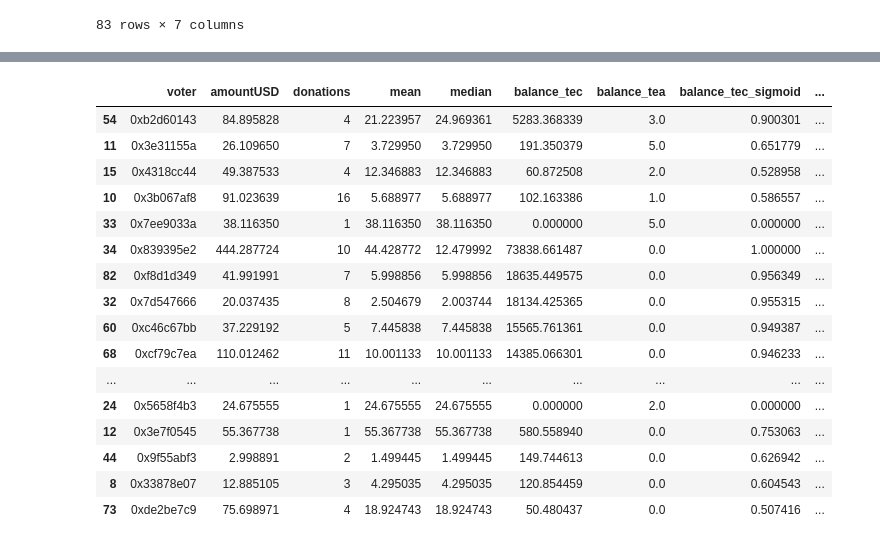
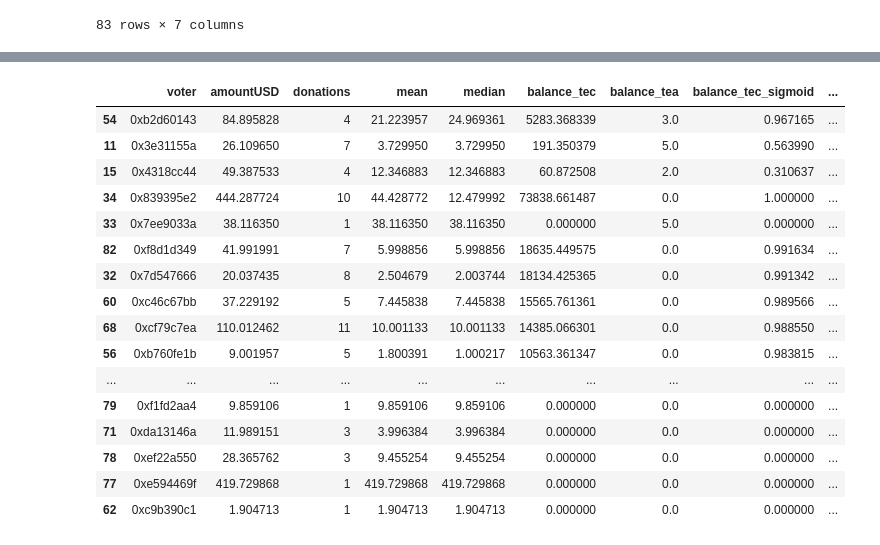
Before and after one commit to CommonsBuild/tqf, a Jupyter notebook: ygg-b.ipynb, the cells around one changed output, grey strips where cells are left out. Saved outputs shown, nothing was run; the diff lists cells and outputs as text; code cells hidden in the pictures.

```diff
--- a/ygg-b.ipynb
+++ b/ygg-b.ipynb
@@ -419,5 +417,5 @@ class Boost(pm.Parameterized):
     def view(self):
         return pn.Row(self, self.view_distribution)
 # %%
-boost = Boost(signal=df_voters_merged['balance_tec'], logy=True, sigmoid_frequency=2, sigmoid_shift=2)
+tec_boost = Boost(signal=df_voters_merged['balance_tec'], transformation='Sigmoid', logy=True, sigmoid_frequency=3, sigmoid_shift=1)
 # %%
@@ -425,3 +423,5 @@ boost.view()
 # %% [output]
 [interactive output not drawn]
+# %%
+tea_boost = Boost(signal=df_voters_merged['balance_tea'], transformation='Sigmoid', logy=False, threshold=1, sigmoid_frequency=1)
 # %%
@@ -442,3 +430,0 @@ Name: balance_tec, Length: 83, dtype: float64
-# %%
-distribution=np.log(df_voters_merged['balance_tec']+1)
-tec_boost = Boost(distribution=distribution)
@@ -470,3 +430,0 @@ TEA Boosts.
-# %%
-distribution=df_voters_merged['balance_tea']
-tea_boost = Boost(distribution=distribution)
@@ -485,26 +431,27 @@ tea_boost.sigmoid().sort_values(ascending=False).reset_index(drop=True).hvplot.s
 # %%
-df_voters_merged['balance_tec_sigmoid'] = tec_boost.sigmoid()
-df_voters_merged['balance_tea_sigmoid'] = tea_boost.sigmoid()
-df_voters_merged['coefficient'] = df_voters_merged['balance_tec_sigmoid'] + df_voters_merged['balance_tea_sigmoid']
+boost_factor = 1.5
+df_voters_merged['balance_tec_sigmoid'] = tec_boost.distribution
+df_voters_merged['balance_tea_sigmoid'] = tea_boost.distribution
+df_voters_merged['coefficient'] = 1 + boost_factor * (df_voters_merged['balance_tec_sigmoid'] + df_voters_merged['balance_tea_sigmoid'])
 
-df_sme = df_voters_merged[(df_voters_merged['balance_tec']>0) | (df_voters_merged['balance_tea']>0)]
+# df_sme = df_voters_merged[(df_voters_merged['balance_tec']>0) | (df_voters_merged['balance_tea']>0)]
 
-df_sme.sort_values(['coefficient'],ascending=False)
+df_voters_merged.sort_values(['coefficient'],ascending=False).head(40)
 # %% [output]
 |  | voter | amountUSD | donations | mean | median | balance_tec | balance_tea | balance_tec_sigmoid | ... |
-| 54 | 0xb2d60143 | 84.895828 | 4 | 21.223957 | 24.969361 | 5283.368339 | 3.0 | 0.900301 | ... |
-| 11 | 0x3e31155a | 26.109650 | 7 | 3.729950 | 3.729950 | 191.350379 | 5.0 | 0.651779 | ... |
-| 15 | 0x4318cc44 | 49.387533 | 4 | 12.346883 | 12.346883 | 60.872508 | 2.0 | 0.528958 | ... |
-| 10 | 0x3b067af8 | 91.023639 | 16 | 5.688977 | 5.688977 | 102.163386 | 1.0 | 0.586557 | ... |
+| 54 | 0xb2d60143 | 84.895828 | 4 | 21.223957 | 24.969361 | 5283.368339 | 3.0 | 0.967165 | ... |
+| 11 | 0x3e31155a | 26.109650 | 7 | 3.729950 | 3.729950 | 191.350379 | 5.0 | 0.563990 | ... |
+| 15 | 0x4318cc44 | 49.387533 | 4 | 12.346883 | 12.346883 | 60.872508 | 2.0 | 0.310637 | ... |
+| 34 | 0x839395e2 | 444.287724 | 10 | 44.428772 | 12.479992 | 73838.661487 | 0.0 | 1.000000 | ... |
 | 33 | 0x7ee9033a | 38.116350 | 1 | 38.116350 | 38.116350 | 0.000000 | 5.0 | 0.000000 | ... |
-| 34 | 0x839395e2 | 444.287724 | 10 | 44.428772 | 12.479992 | 73838.661487 | 0.0 | 1.000000 | ... |
-| 82 | 0xf8d1d349 | 41.991991 | 7 | 5.998856 | 5.998856 | 18635.449575 | 0.0 | 0.956349 | ... |
-| 32 | 0x7d547666 | 20.037435 | 8 | 2.504679 | 2.003744 | 18134.425365 | 0.0 | 0.955315 | ... |
-| 60 | 0xc46c67bb | 37.229192 | 5 | 7.445838 | 7.445838 | 15565.761361 | 0.0 | 0.949387 | ... |
-| 68 | 0xcf79c7ea | 110.012462 | 11 | 10.001133 | 10.001133 | 14385.066301 | 0.0 | 0.946233 | ... |
+| 82 | 0xf8d1d349 | 41.991991 | 7 | 5.998856 | 5.998856 | 18635.449575 | 0.0 | 0.991634 | ... |
+| 32 | 0x7d547666 | 20.037435 | 8 | 2.504679 | 2.003744 | 18134.425365 | 0.0 | 0.991342 | ... |
+| 60 | 0xc46c67bb | 37.229192 | 5 | 7.445838 | 7.445838 | 15565.761361 | 0.0 | 0.989566 | ... |
+| 68 | 0xcf79c7ea | 110.012462 | 11 | 10.001133 | 10.001133 | 14385.066301 | 0.0 | 0.988550 | ... |
+| 56 | 0xb760fe1b | 9.001957 | 5 | 1.800391 | 1.000217 | 10563.361347 | 0.0 | 0.983815 | ... |
 | ... | ... | ... | ... | ... | ... | ... | ... | ... | ... |
-| 24 | 0x5658f4b3 | 24.675555 | 1 | 24.675555 | 24.675555 | 0.000000 | 2.0 | 0.000000 | ... |
-| 12 | 0x3e7f0545 | 55.367738 | 1 | 55.367738 | 55.367738 | 580.558940 | 0.0 | 0.753063 | ... |
-| 44 | 0x9f55abf3 | 2.998891 | 2 | 1.499445 | 1.499445 | 149.744613 | 0.0 | 0.626942 | ... |
-| 8 | 0x33878e07 | 12.885105 | 3 | 4.295035 | 4.295035 | 120.854459 | 0.0 | 0.604543 | ... |
-| 73 | 0xde2be7c9 | 75.698971 | 4 | 18.924743 | 18.924743 | 50.480437 | 0.0 | 0.507416 | ... |
+| 79 | 0xf1fd2aa4 | 9.859106 | 1 | 9.859106 | 9.859106 | 0.000000 | 0.0 | 0.000000 | ... |
+| 71 | 0xda13146a | 11.989151 | 3 | 3.996384 | 3.996384 | 0.000000 | 0.0 | 0.000000 | ... |
+| 78 | 0xef22a550 | 28.365762 | 3 | 9.455254 | 9.455254 | 0.000000 | 0.0 | 0.000000 | ... |
+| 77 | 0xe594469f | 419.729868 | 1 | 419.729868 | 419.729868 | 0.000000 | 0.0 | 0.000000 | ... |
+| 62 | 0xc9b390c1 | 1.904713 | 1 | 1.904713 | 1.904713 | 0.000000 | 0.0 | 0.000000 | ... |
```
Also changed, not shown: parts of 14 cells of this notebook, 4 other files.
